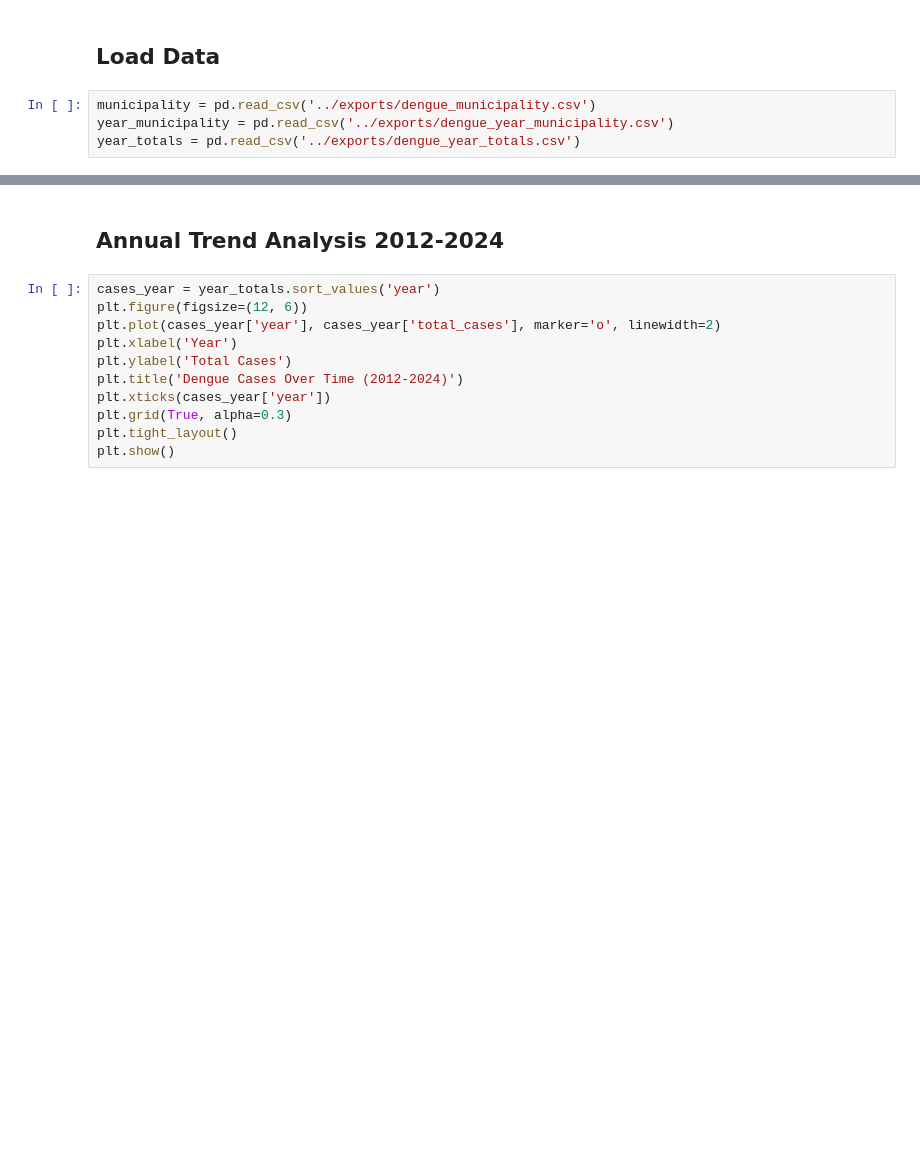
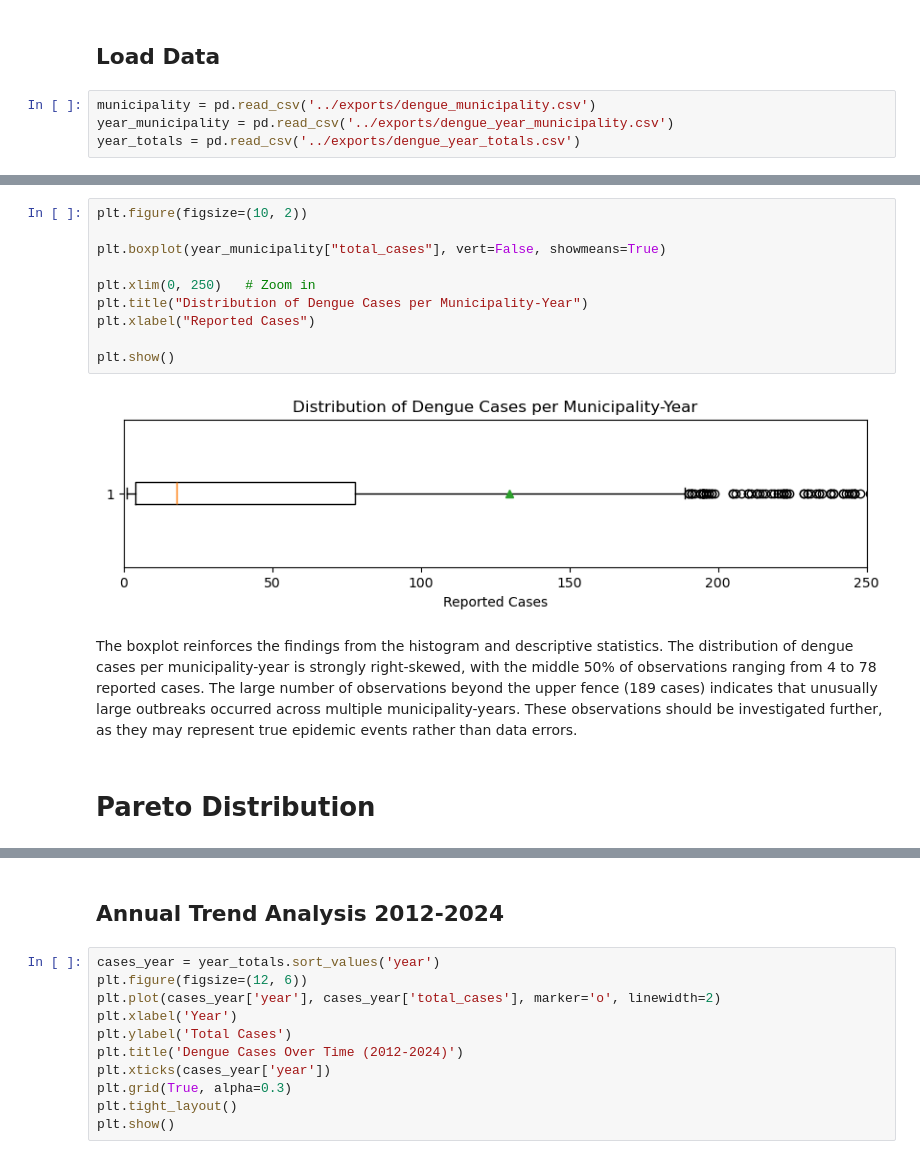
Before and after one commit to medranow/data-analyst-portfolio, a Jupyter notebook: 1_sql_salud_enfermedad/notebook/01_dengue_temporal_analysis.ipynb, the cells around one changed output, grey strips where cells are left out. Cells and saved outputs as stored; diff of their text form; blank space fills up the shorter version.

```diff
--- a/1_sql_salud_enfermedad/notebook/01_dengue_temporal_analysis.ipynb
+++ b/1_sql_salud_enfermedad/notebook/01_dengue_temporal_analysis.ipynb
@@ -54,0 +213,16 @@ The data inspection describes that there are 325 municipalities in Guatemala. Th
+# %%
+plt.figure(figsize=(10, 2))
+
+plt.boxplot(year_municipality["total_cases"], vert=False, showmeans=True)
+
+plt.xlim(0, 250)   # Zoom in
+plt.title("Distribution of Dengue Cases per Municipality-Year")
+plt.xlabel("Reported Cases")
+
+plt.show()
+# %% [output]
+[figure, added]
+# %% [markdown]
+The boxplot reinforces the findings from the histogram and descriptive statistics. The distribution of dengue cases per municipality-year is strongly right-skewed, with the middle 50% of observations ranging from 4 to 78 reported cases. The large number of observations beyond the upper fence (189 cases) indicates that unusually large outbreaks occurred across multiple municipality-years. These observations should be investigated further, as they may represent true epidemic events rather than data errors.
+# %% [markdown]
+# Pareto Distribution
```
Also changed, not shown: parts of 57 cells of this notebook, 1 other file.
